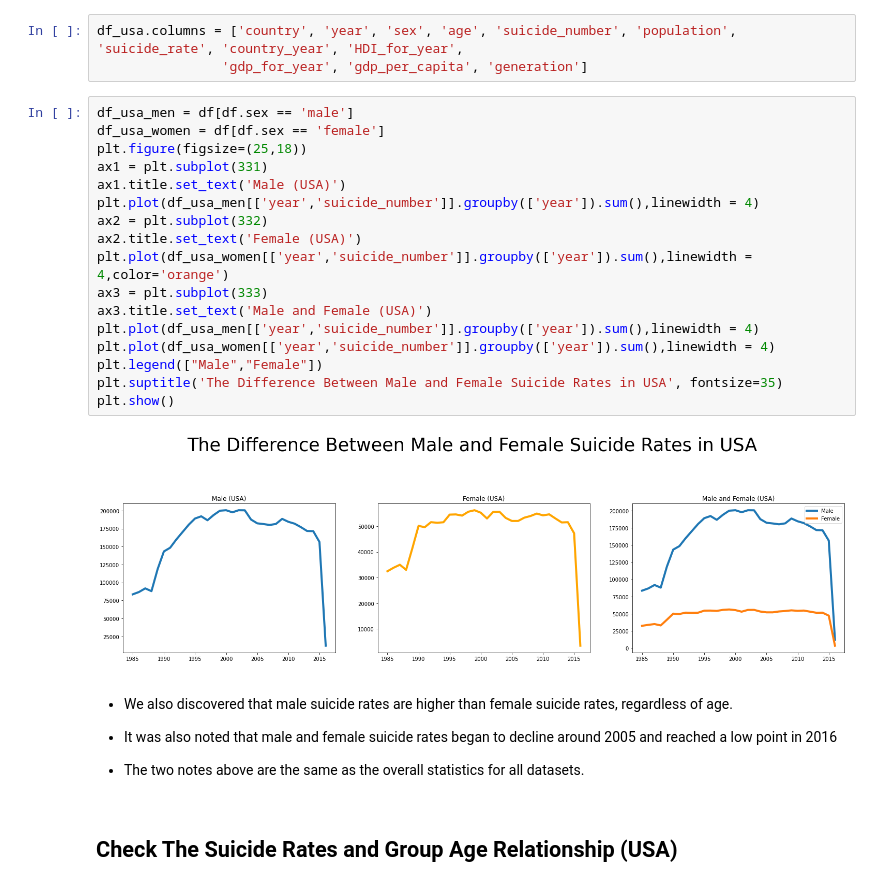
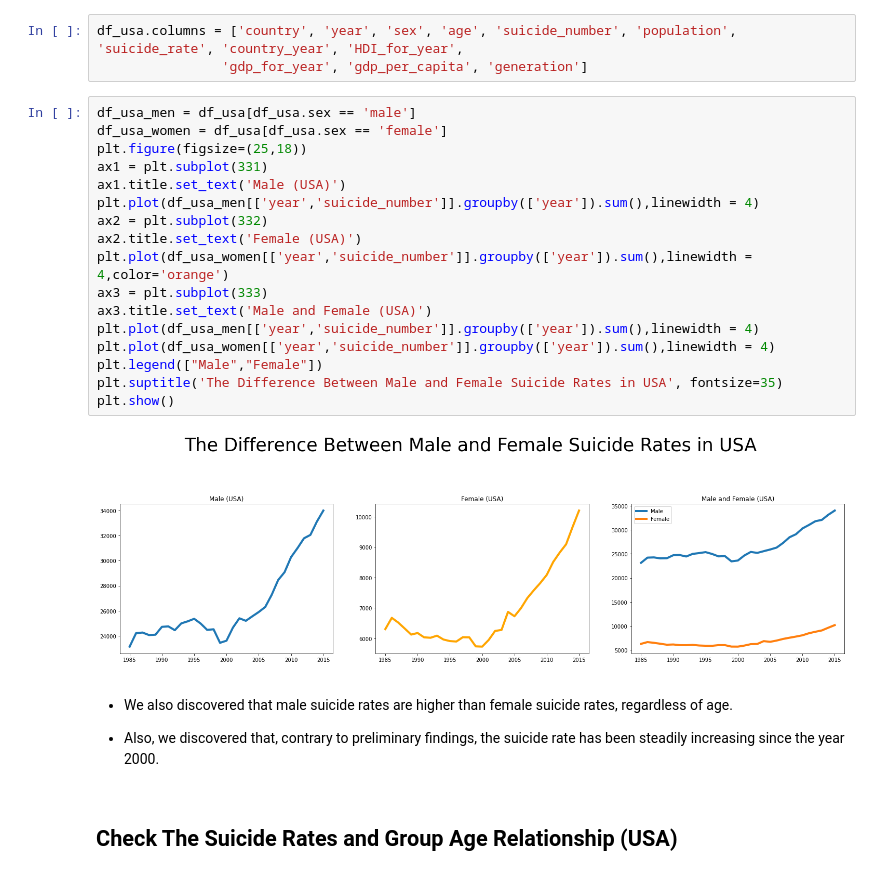
Before and after one commit to ahmedmagde/CDC-Micro-Mental-Project, a Jupyter notebook: CDC-Micro-Mental-Project.ipynb, the cells around one changed output. Drawn from its saved outputs; the diff is of its cells as text.

```diff
--- a/CDC-Micro-Mental-Project.ipynb
+++ b/CDC-Micro-Mental-Project.ipynb
@@ -465,30 +465,28 @@ df_usa.head()
 df_usa.columns = ['country', 'year', 'sex', 'age', 'suicide_number', 'population', 'suicide_rate', 'country_year', 'HDI_for_year',
                 'gdp_for_year', 'gdp_per_capita', 'generation']
 # %%
-df_usa_men = df[df.sex == 'male']
-df_usa_women = df[df.sex == 'female']
+df_usa_men = df_usa[df_usa.sex == 'male']
+df_usa_women = df_usa[df_usa.sex == 'female']
 plt.figure(figsize=(25,18))
 ax1 = plt.subplot(331)
 ax1.title.set_text('Male (USA)')
 plt.plot(df_usa_men[['year','suicide_number']].groupby(['year']).sum(),linewidth = 4)
 ax2 = plt.subplot(332)
 ax2.title.set_text('Female (USA)')
 plt.plot(df_usa_women[['year','suicide_number']].groupby(['year']).sum(),linewidth = 4,color='orange')
 ax3 = plt.subplot(333)
 ax3.title.set_text('Male and Female (USA)')
 plt.plot(df_usa_men[['year','suicide_number']].groupby(['year']).sum(),linewidth = 4)
 plt.plot(df_usa_women[['year','suicide_number']].groupby(['year']).sum(),linewidth = 4)
 plt.legend(["Male","Female"])
 plt.suptitle('The Difference Between Male and Female Suicide Rates in USA', fontsize=35)
 plt.show()
 # %% [output]
-[figure, old version]
+[figure, new version]
-# %% [markdown]
-- We also discovered that male suicide rates are higher than female suicide rates, regardless of age.
-
-- It was also noted that male and female suicide rates began to decline around 2005 and reached a low point in 2016
-
-- The two notes above are the same as the overall statistics for all datasets.
+# %% [markdown]
+- We also discovered that male suicide rates are higher than female suicide rates, regardless of age.
+
+- Also, we discovered that, contrary to preliminary findings, the suicide rate has been steadily increasing since the year 2000.
 # %% [markdown]
 ## Check The Suicide Rates and Group Age Relationship (USA)
 # %%
```
Also changed, not shown: parts of 27 cells of this notebook.
